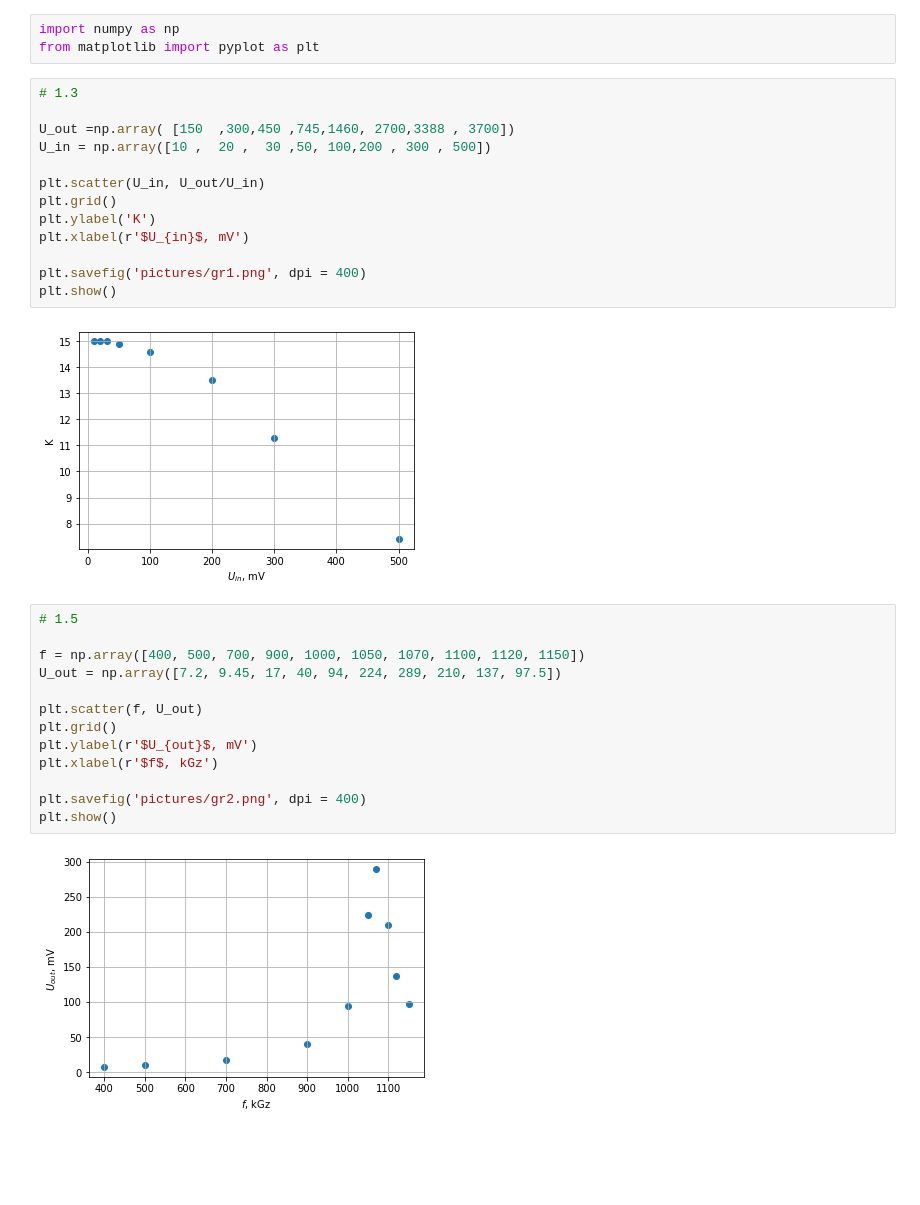
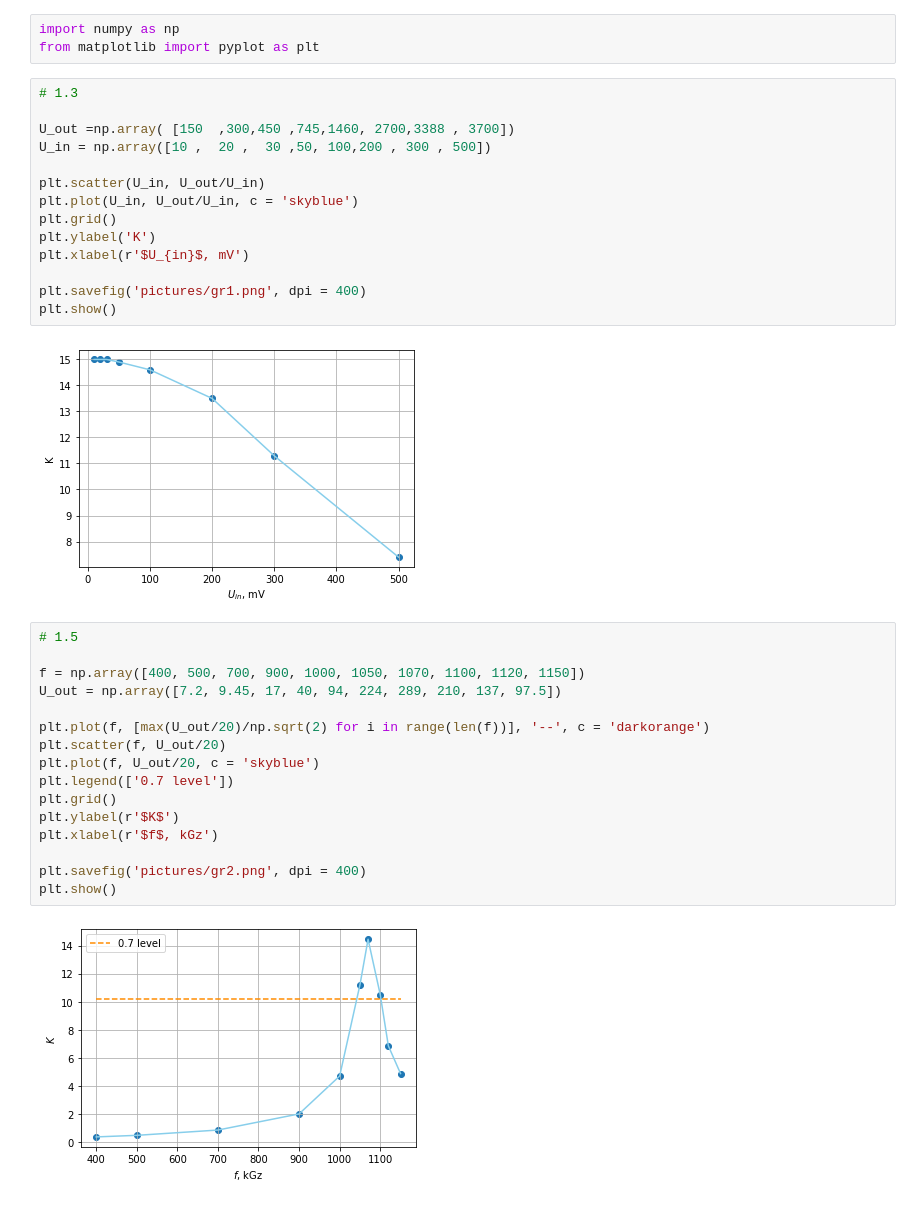
Before and after one commit to yarvod/6sem_labs, a Jupyter notebook: RT_5/data_proc.ipynb, the cells around one changed output. Cells and saved outputs as stored; diff of their text form; blank space fills up the shorter version.

```diff
--- a/RT_5/data_proc.ipynb
+++ b/RT_5/data_proc.ipynb
@@ -8,6 +8,7 @@ U_out =np.array( [150  ,300,450 ,745,1460, 2700,3388 , 3700])
 U_in = np.array([10 ,  20 ,  30 ,50, 100,200 , 300 , 500])
 
 plt.scatter(U_in, U_out/U_in)
+plt.plot(U_in, U_out/U_in, c = 'skyblue')
 plt.grid()
 plt.ylabel('K')
 plt.xlabel(r'$U_{in}$, mV')
@@ -15,19 +16,22 @@ plt.xlabel(r'$U_{in}$, mV')
 plt.savefig('pictures/gr1.png', dpi = 400)
 plt.show()
 # %% [output]
-[figure, old version]
+[figure, new version]
 # %%
 # 1.5
 
 f = np.array([400, 500, 700, 900, 1000, 1050, 1070, 1100, 1120, 1150])
 U_out = np.array([7.2, 9.45, 17, 40, 94, 224, 289, 210, 137, 97.5])
 
-plt.scatter(f, U_out)
+plt.plot(f, [max(U_out/20)/np.sqrt(2) for i in range(len(f))], '--', c = 'darkorange')
+plt.scatter(f, U_out/20)
+plt.plot(f, U_out/20, c = 'skyblue')
+plt.legend(['0.7 level'])
 plt.grid()
-plt.ylabel(r'$U_{out}$, mV')
+plt.ylabel(r'$K$')
 plt.xlabel(r'$f$, kGz')
 
 plt.savefig('pictures/gr2.png', dpi = 400)
 plt.show()
 # %% [output]
-[figure, old version]
+[figure, new version]
```
Also changed, not shown: parts of 1 cell of this notebook, 4 other files.
